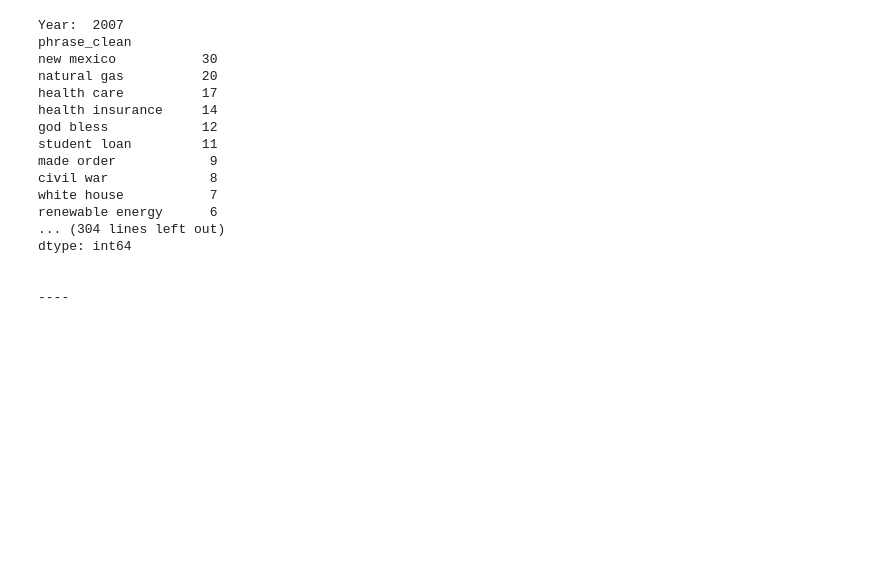
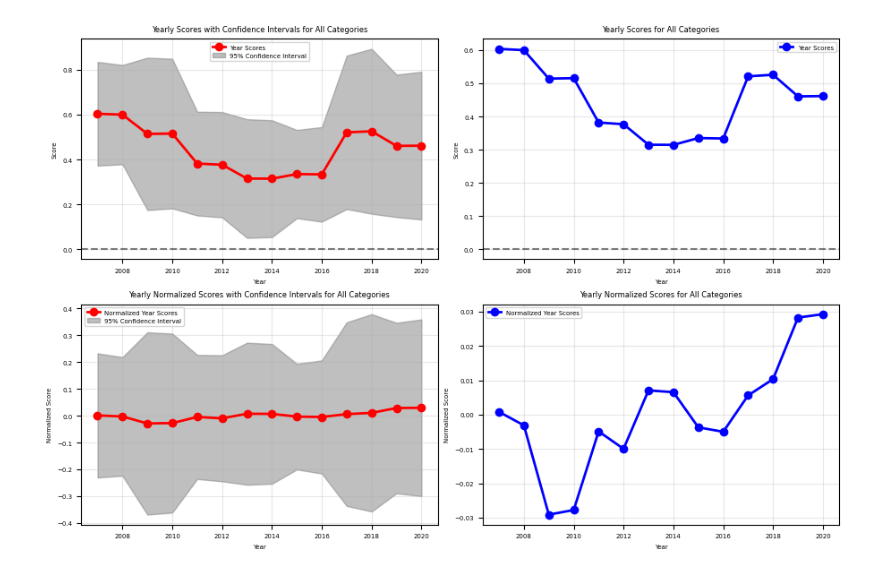
Before and after one commit to vdaita/buy-american-polarization, a Jupyter notebook: Process.ipynb, the cells around one changed output. Cells and saved outputs as stored; diff of their text form; code cells hidden in the pictures; blank space fills up the shorter version.

```diff
--- a/Process.ipynb
+++ b/Process.ipynb
@@ -258,25 +311,7 @@ Years: [2007, 2008, 2009, 2010, 2011, 2012, 2013, 2014, 2015, 2016, 2017, 2018,
-# %%
-import pickle
-
-for year in phrase_count_by_year:
-    print("Year: ", year)
-    print(phrase_count_by_year[year].sum(axis=0).sort_values(ascending=False).head(15))
-    print("\n\n----\n\n")
-# %% [output]
-Year:  2007
-phrase_clean
-new mexico           30
-natural gas          20
-health care          17
-health insurance     14
-god bless            12
-student loan         11
-made order            9
-civil war             8
-white house           7
-renewable energy      6
-... (304 lines left out)
-dtype: int64
-
-
-----
+# %%
+years = list(session_year_map.keys())
+year_scores = [np.mean(scores) for scores in all_website_scores]
+year_std_devs = [np.std(scores) for scores in all_website_scores]
+plot_data(years, year_scores, year_std_devs, title="All Categories")
+# %% [output]
+[figure, added]
```
Also changed, not shown: parts of 14 cells of this notebook, 5 other files.
